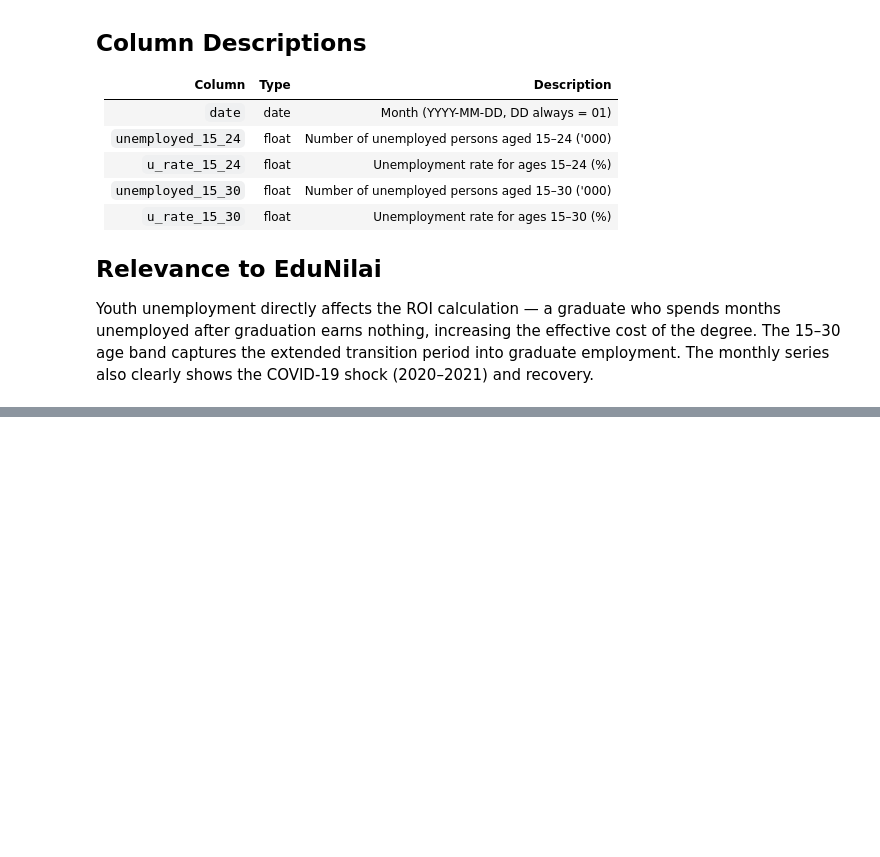
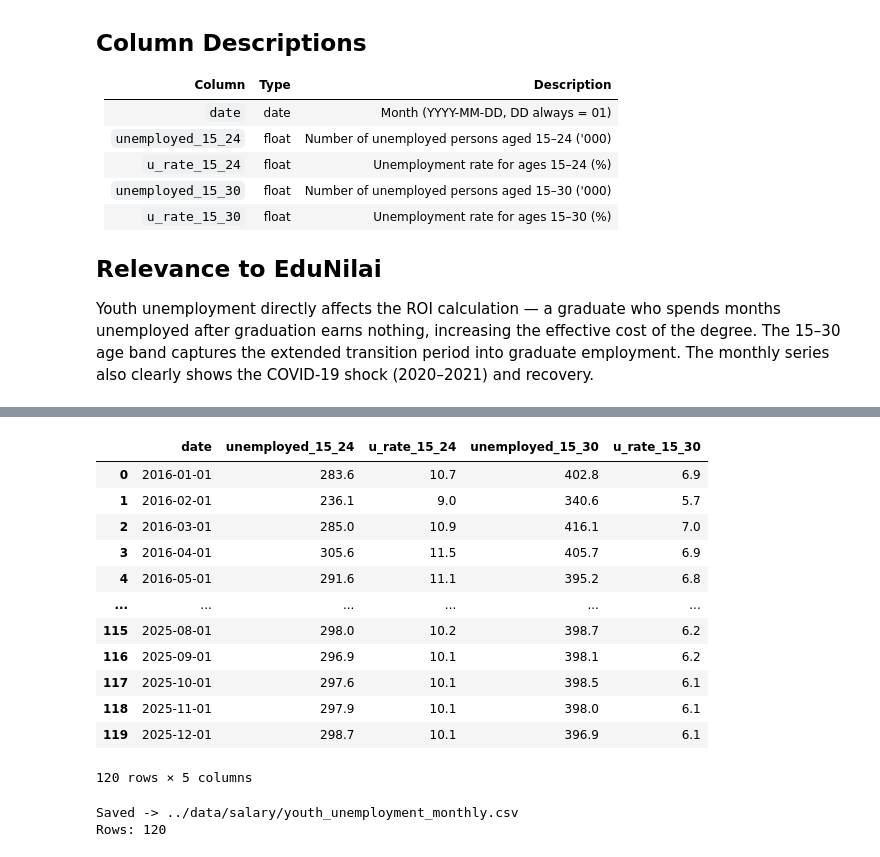
Before and after one commit to lloonnn/EduNilai, a Jupyter notebook: data_understanding/youth_unemployment.ipynb, the cells around one changed output, grey strips where cells are left out. Drawn from its saved outputs; the diff is of its cells as text; code cells hidden in the pictures; blank space fills up the shorter version.

Commit message:
update data understanding

```diff
--- a/data_understanding/youth_unemployment.ipynb
+++ b/data_understanding/youth_unemployment.ipynb
@@ -85,5 +128,25 @@ plt.show()
+# %%
+# check df before exporting to csv
+df
+# %% [output]
+|  | date | unemployed_15_24 | u_rate_15_24 | unemployed_15_30 | u_rate_15_30 |
+| 0 | 2016-01-01 | 283.6 | 10.7 | 402.8 | 6.9 |
+| 1 | 2016-02-01 | 236.1 | 9.0 | 340.6 | 5.7 |
+| 2 | 2016-03-01 | 285.0 | 10.9 | 416.1 | 7.0 |
+| 3 | 2016-04-01 | 305.6 | 11.5 | 405.7 | 6.9 |
+| 4 | 2016-05-01 | 291.6 | 11.1 | 395.2 | 6.8 |
+| ... | ... | ... | ... | ... | ... |
+| 115 | 2025-08-01 | 298.0 | 10.2 | 398.7 | 6.2 |
+| 116 | 2025-09-01 | 296.9 | 10.1 | 398.1 | 6.2 |
+| 117 | 2025-10-01 | 297.6 | 10.1 | 398.5 | 6.1 |
+| 118 | 2025-11-01 | 297.9 | 10.1 | 398.0 | 6.1 |
+| 119 | 2025-12-01 | 298.7 | 10.1 | 396.9 | 6.1 |
+120 rows × 5 columns
 # %%
 os.makedirs('../data/salary', exist_ok=True)
-df_2010.to_csv('../data/salary/youth_unemployment_monthly.csv', index=False, encoding='utf-8')
+df.to_csv('../data/salary/youth_unemployment_monthly.csv', index=False, encoding='utf-8')
 print("Saved -> ../data/salary/youth_unemployment_monthly.csv")
-print(f"Rows: {len(df_2010)}")
+print(f"Rows: {len(df)}")
+# %% [output]
+Saved -> ../data/salary/youth_unemployment_monthly.csv
+Rows: 120
```
Also changed, not shown: parts of 4 cells of this notebook, 9 other files.
